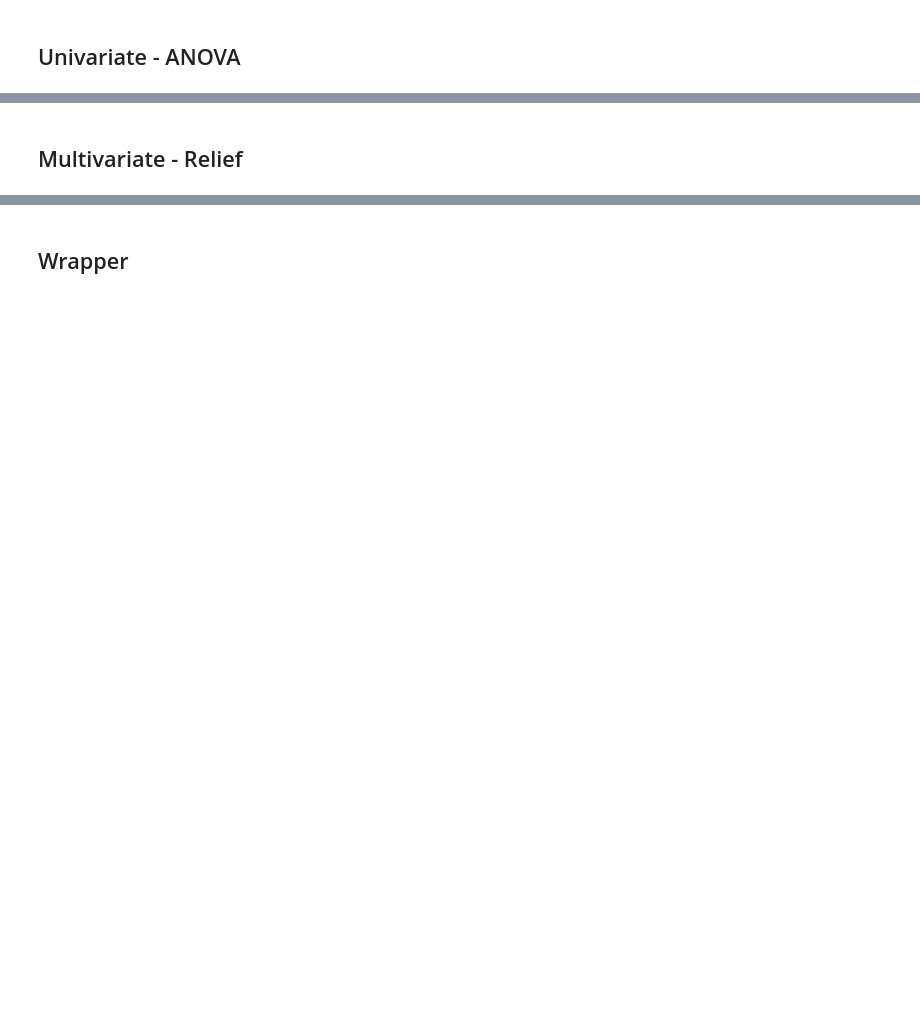
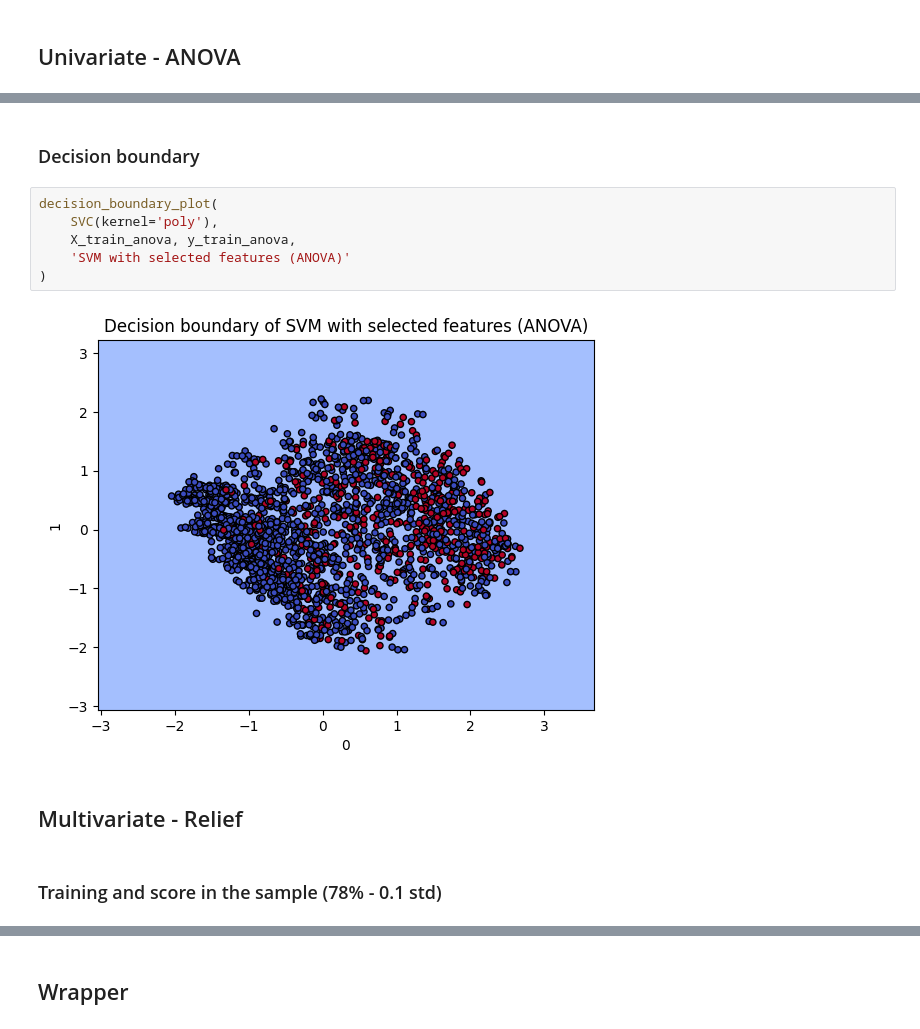
Before and after one commit to gabyarte/projects-ml, a Jupyter notebook: notebooks/3a_non_probabilistic_models.ipynb, the cells around one changed output, grey strips where cells are left out. Cells and saved outputs as stored; diff of their text form; blank space fills up the shorter version.

```diff
--- a/notebooks/3a_non_probabilistic_models.ipynb
+++ b/notebooks/3a_non_probabilistic_models.ipynb
@@ -101,2 +231,14 @@ plt.show()
+# %% [markdown]
+### Decision boundary
+# %%
+decision_boundary_plot(
+    SVC(kernel='poly'),
+    X_train_anova, y_train_anova,
+    'SVM with selected features (ANOVA)'
+)
+# %% [output]
+[figure, added]
 # %% [markdown]
 ## Multivariate - Relief
+# %% [markdown]
+### Training and score in the sample (78% - 0.1 std)
```
Also changed, not shown: parts of 37 cells of this notebook, 1 other file.
